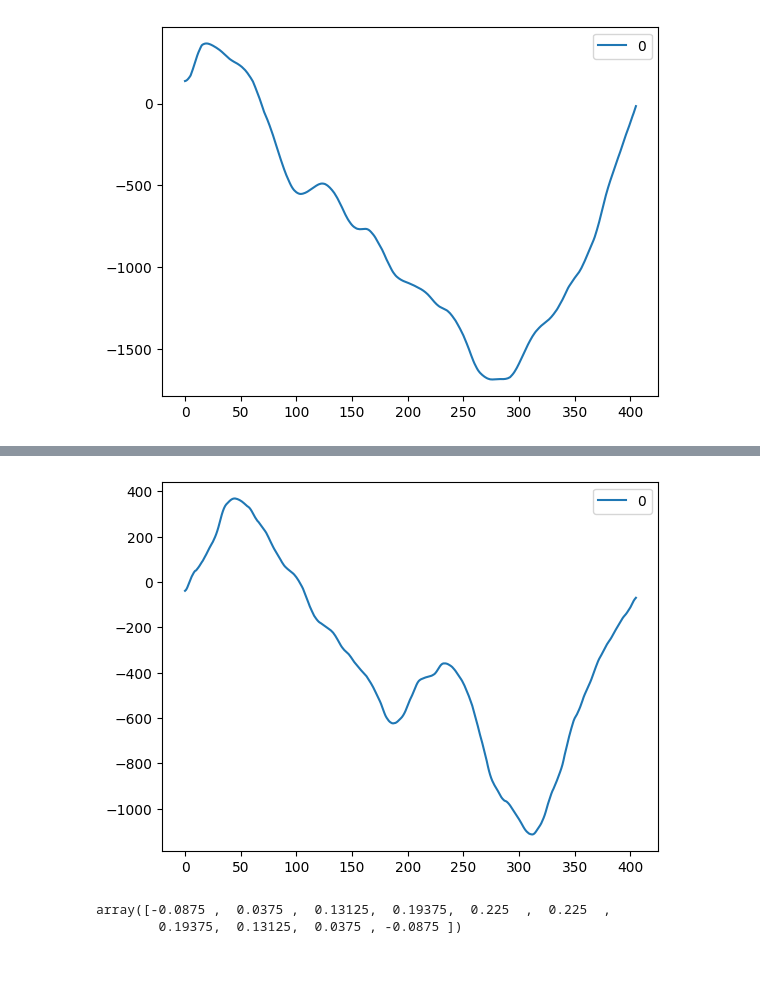
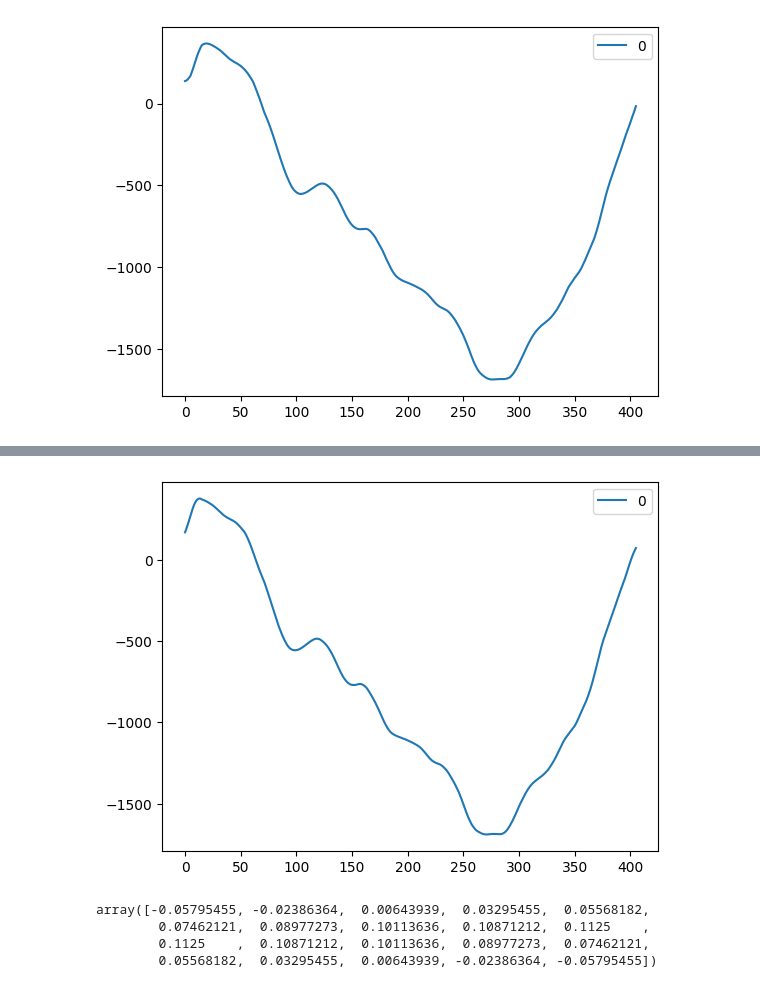
Before and after one commit to robinvvinod/Pitwall, a Jupyter notebook: smoothing_test.ipynb, the cells around one changed output, grey strips where cells are left out. Saved outputs shown, nothing was run; the diff lists cells and outputs as text; code cells hidden in the pictures.

```diff
--- a/smoothing_test.ipynb
+++ b/smoothing_test.ipynb
@@ -45,9 +58,12 @@ naiive_conv.plot()
 # %%
-plot(pos_data, window_length=10, polyorder=2)
+plot(pos_data, window_length=20, polyorder=2)
 # %% [output]
-[figure, old version]
+[figure, new version]
 # %%
-signal.savgol_coeffs(window_length=10, polyorder=2)
+coeffs = signal.savgol_coeffs(window_length=20, polyorder=2)
+coeffs
 # %% [output]
-array([-0.0875 ,  0.0375 ,  0.13125,  0.19375,  0.225  ,  0.225  ,
-        0.19375,  0.13125,  0.0375 , -0.0875 ])
+array([-0.05795455, -0.02386364,  0.00643939,  0.03295455,  0.05568182,
+        0.07462121,  0.08977273,  0.10113636,  0.10871212,  0.1125    ,
+        0.1125    ,  0.10871212,  0.10113636,  0.08977273,  0.07462121,
+        0.05568182,  0.03295455,  0.00643939, -0.02386364, -0.05795455])
```
Also changed, not shown: parts of 3 cells of this notebook, 4 other files.
